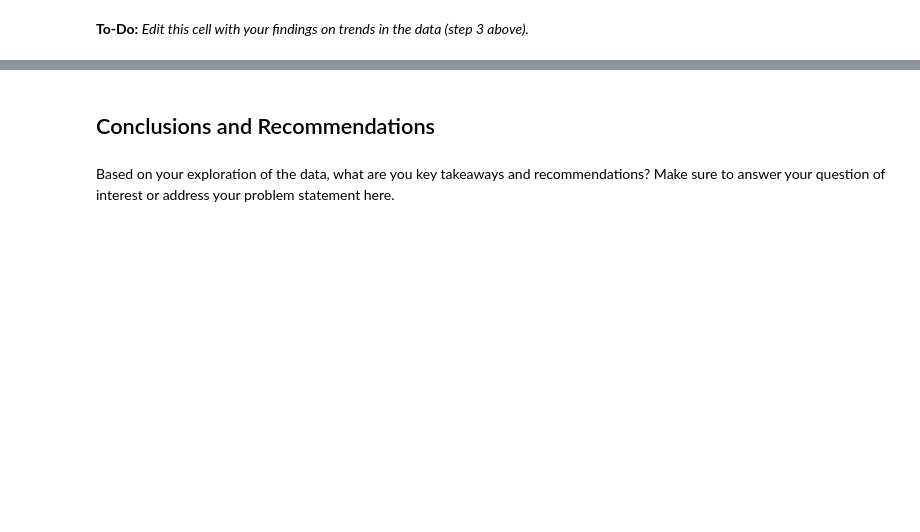
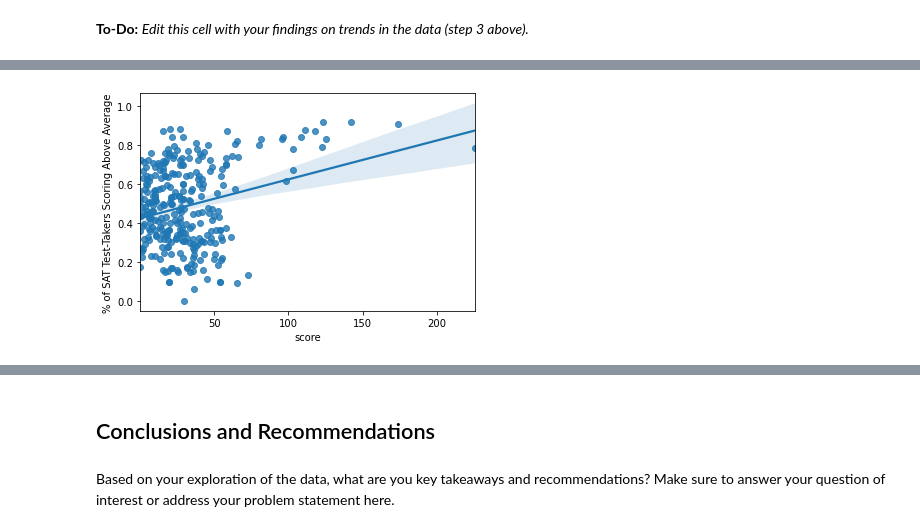
Before and after one commit to griffinbran/Temp-Repo-1, a Jupyter notebook: code/starter-code.ipynb, the cells around one changed output, grey strips where cells are left out. Saved outputs shown, nothing was run; the diff lists cells and outputs as text; code cells hidden in the pictures; blank space fills up the shorter version.

```diff
--- a/code/starter-code.ipynb
+++ b/code/starter-code.ipynb
@@ -403,0 +366,26 @@ print(equitydf['county'])
+# %%
+#equitydf.columns
+#equitydf.loc[ [0 ] ] #entire row
+#equitydf.loc[ :, [ 'School District' ] ]  #entire column
+#equitydf.loc[ 0, [ 'School District' ] ]  #One value/entry
+#print(len(list(district_scores_actdf['district_name'].unique())))
+#print(equitydf.shape)
+#print(len(list(district_scores_satdf['district_name'].unique())))
+print(len(list(district_scores_satdf['district_name'].unique())))
+
+dist_list = list(equitydf['district_name'])
+duplicates = []
+for district in dist_list:
+    if dist_list.count(district) > 1:
+        duplicates.append(district)
+#contains_duplicates = any(d_list.count(element) > 1 for element in d_list)
+print(equitydf.index[0])
+print(duplicates)
+equitydf[equitydf['district_name']=='Jefferson Elementary ']
+#print(district_scores_satdf.reset_index(drop=True))
+#print(district_scores_actdf['district_name'].sort_values())
+#print(district_scores_satdf['district_name'].sort_values())
+#print(district_scores_actdf[['district_name']].sort_values('district_name'))
+#print(district_scores_satdf[['district_name']].sort_values('district_name'))
+finaldf['% of SAT Test-Takers Scoring Above Average'] = finaldf['num_over_benchmark_sat']/finaldf['tested_seniors_x']
+finaldf['% of SAT Test-Takers Scoring Above Average'].describe()
@@ -403,0 +405,4 @@ print(equitydf['county'])
+# %%
+finaldf['bench_over_enrolled'] = finaldf['num_over_benchmark_sat']/finaldf['enrolled_seniors_x']
+finaldf['bench_over_enrolled'].describe()
+fianldf['district_name']
@@ -544,0 +656,7 @@ Here are some prompts to get you started with visualizations. Feel free to add a
+# %%
+# Code
+# 4. Scatter Plots
+#Plot scatter plot of percentage of seniors scoring above benchmark SAT scores as a function of School District Equity Score
+sns.regplot( x='score', y='% of SAT Test-Takers Scoring Above Average', data=finaldf, x_ci=95);
+# %% [output]
+[figure, added]
```
Also changed, not shown: parts of 28 cells of this notebook, 12 other files.
